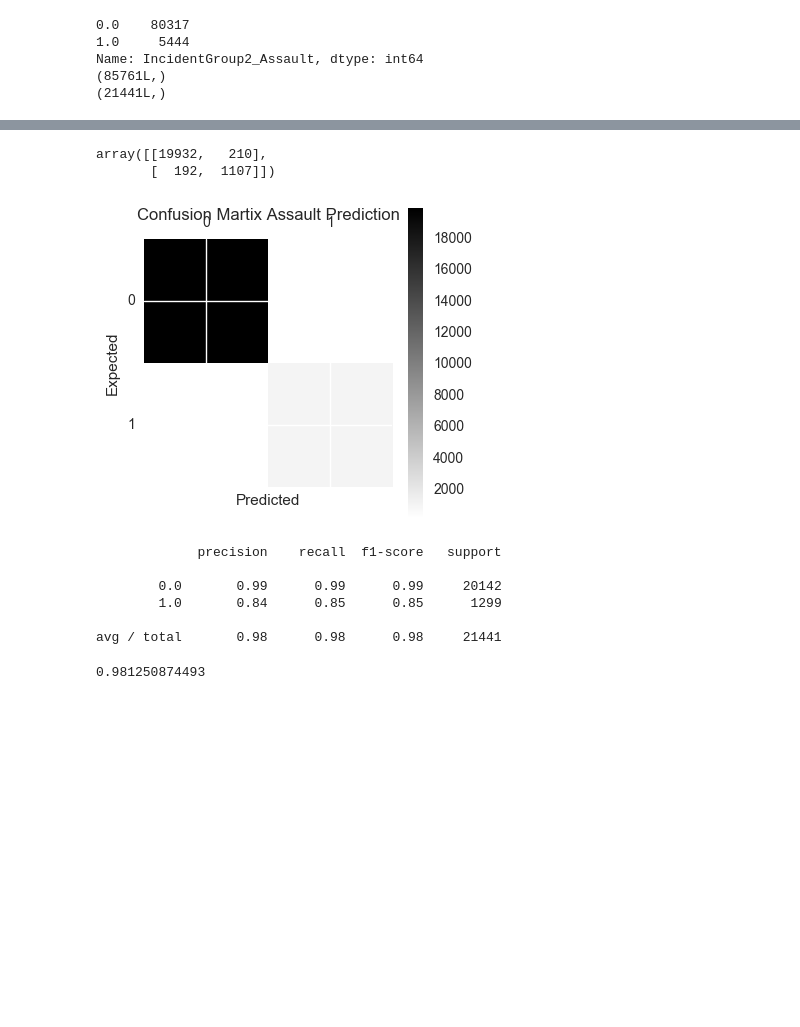
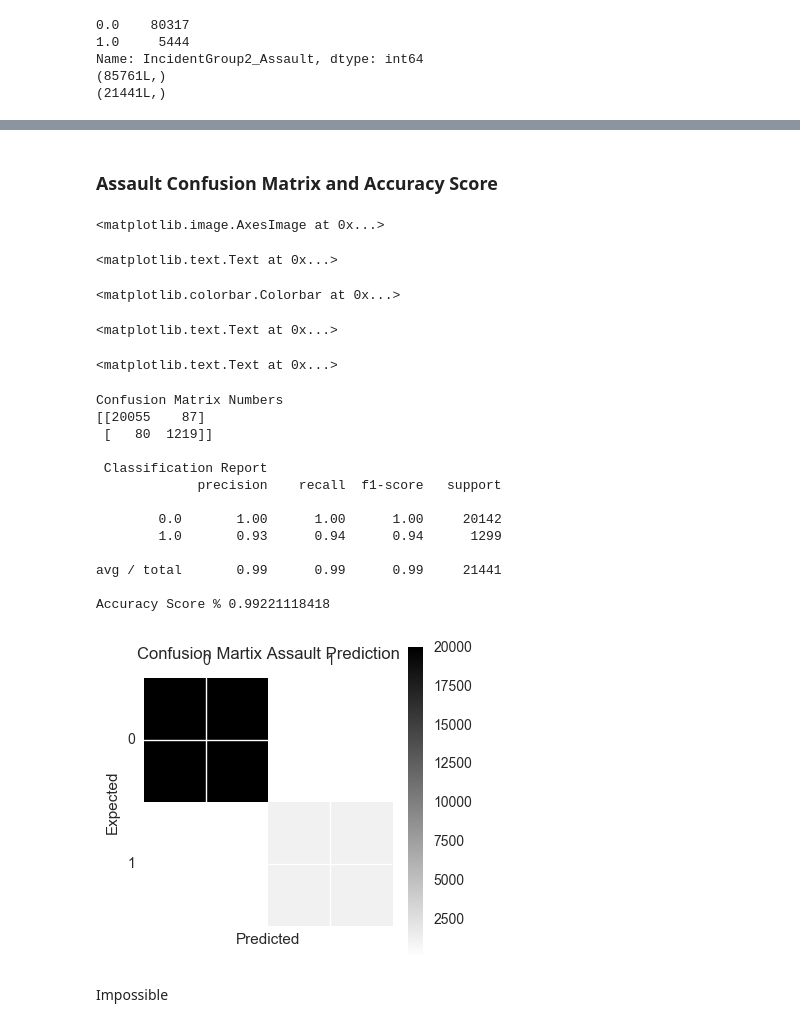
Before and after one commit to akell47/DataSciCourse, a Jupyter notebook: projects/DPD_Project/Incidents_Model.ipynb, the cells around one changed output, grey strips where cells are left out. Saved outputs shown, nothing was run; the diff lists cells and outputs as text; code cells hidden in the pictures; blank space fills up the shorter version.

```diff
--- a/projects/DPD_Project/Incidents_Model.ipynb
+++ b/projects/DPD_Project/Incidents_Model.ipynb
@@ -1100,31 +1149,40 @@ y_pred_Assault.shape
+# %% [markdown]
+### Assault Confusion Matrix and Accuracy Score
 # %%
 import matplotlib.pyplot as plt
 # %%
 plt.matshow(confusion_matrix(y_test_Assault, y_pred_Assault), cmap=plt.cm.binary)
 plt.title('Confusion Martix Assault Prediction')
 plt.colorbar()
 plt.ylabel("Expected")
 plt.xlabel("Predicted")
 
 matrix = confusion_matrix(y_test_Assault, y_pred_Assault)
-matrix
+print "Confusion Matrix Numbers \n", matrix
+print "\n Classification Report \n", metrics.classification_report(y_test_Assault, y_pred_Assault)
+print "Accuracy Score %", metrics.accuracy_score(y_test_Assault, y_pred_Assault)
 # %% [output]
-array([[19932,   210],
-       [  192,  1107]])
+<matplotlib.image.AxesImage at 0x...>
+<matplotlib.text.Text at 0x...>
+<matplotlib.colorbar.Colorbar at 0x...>
+<matplotlib.text.Text at 0x...>
+<matplotlib.text.Text at 0x...>
+Confusion Matrix Numbers
+[[20055    87]
+ [   80  1219]]
+
+ Classification Report
+             precision    recall  f1-score   support
+
+        0.0       1.00      1.00      1.00     20142
+        1.0       0.93      0.94      0.94      1299
+
+avg / total       0.99      0.99      0.99     21441
+
+Accuracy Score % 0.99221118418
-[figure, old version]
+[figure, new version]
-# %%
-print metrics.classification_report(y_test_Assault, y_pred_Assault)
-# %% [output]
-             precision    recall  f1-score   support
-
-        0.0       0.99      0.99      0.99     20142
-        1.0       0.84      0.85      0.85      1299
-
-avg / total       0.98      0.98      0.98     21441
-# %%
-print metrics.accuracy_score(y_test_Assault, y_pred_Assault)
-# %% [output]
-0.981250874493
+# %% [markdown]
+Impossible
 # %%
 ax = plt.subplot(111)
 val = metrics.roc_curve(y_test_Assault, y_pred_Assault)
```
Also changed, not shown: parts of 30 cells of this notebook, 2 other files.
